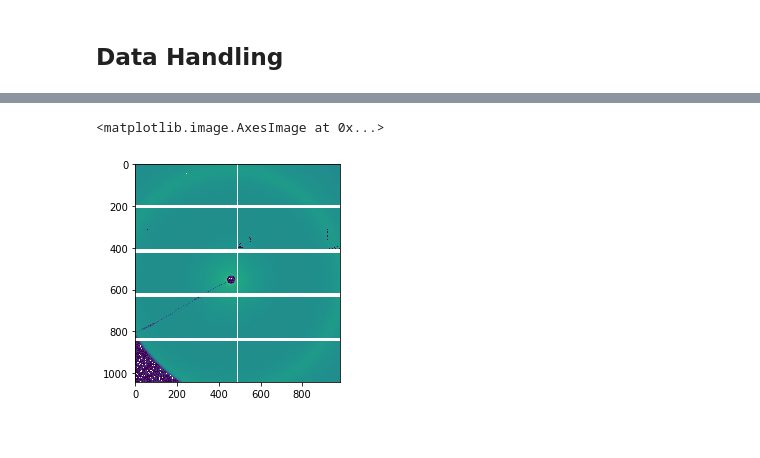
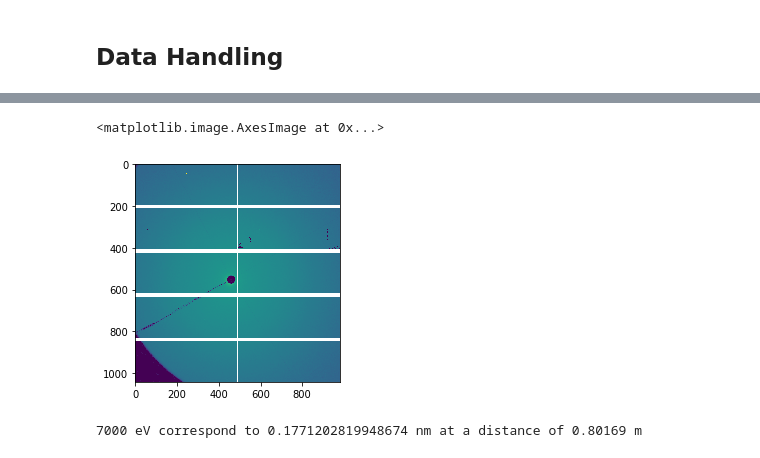
Before and after one commit to EikeGericke/pyASAXS, a Jupyter notebook: ASAXS_DataReduction.ipynb, the cells around one changed output, grey strips where cells are left out. Drawn from its saved outputs; the diff is of its cells as text; code cells hidden in the pictures.

```diff
--- a/ASAXS_DataReduction.ipynb
+++ b/ASAXS_DataReduction.ipynb
@@ -201,8 +201,21 @@ stay
 stay
 # %%
 fig, ax = plt.subplots()
-ax.imshow(image, norm=LogNorm())
+ax.imshow(image_Ref, norm=LogNorm())
 # %% [output]
 <matplotlib.image.AxesImage at 0x...>
-[figure, old version]
+[figure, new version]
+# %%
+x_Center = metaFrame['x_Center'][0]# 456.736 #pix
+y_Center = metaFrame['y_Center'][0]#556.579 #pix
+directBeamDistance = 801.690 #mm
+dist = directBeamDistance / 1000 #m
+# give the pixel size in meter
+pixelsize = 172e-6 #m
+energy = 7000 # in eV
+#calculate wavelength, scattering angle and sample to detector distance
+wavelength = con.h * con.c / con.e / energy  # m
+print(energy,'eV correspond to',wavelength*(10**9),'nm','at a distance of',dist,'m')
+# %% [output]
+7000 eV correspond to 0.1771202819948674 nm at a distance of 0.80169 m
 # %%
```
Also changed, not shown: parts of 4 cells of this notebook.
